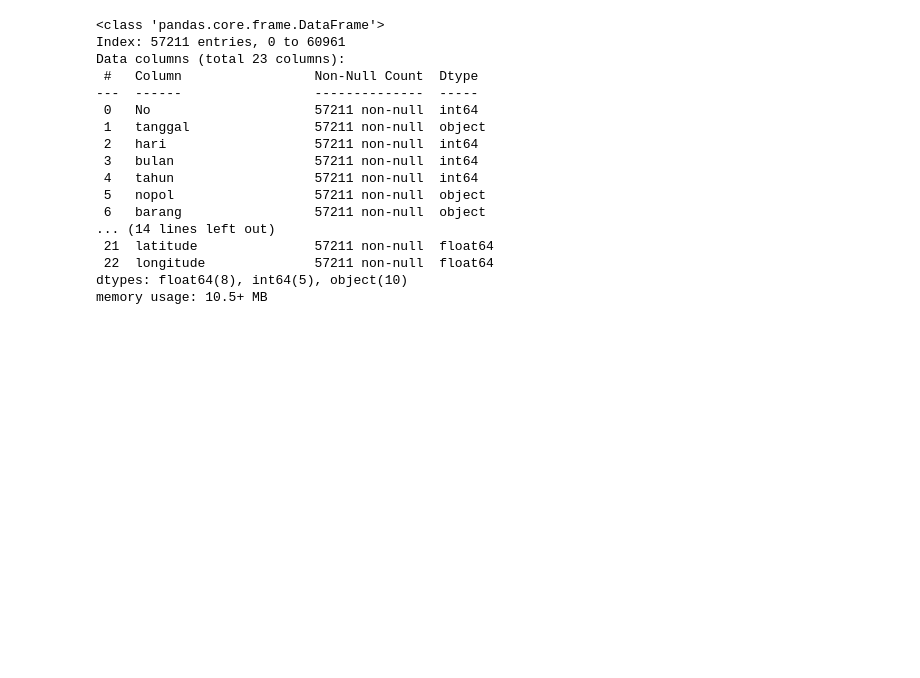
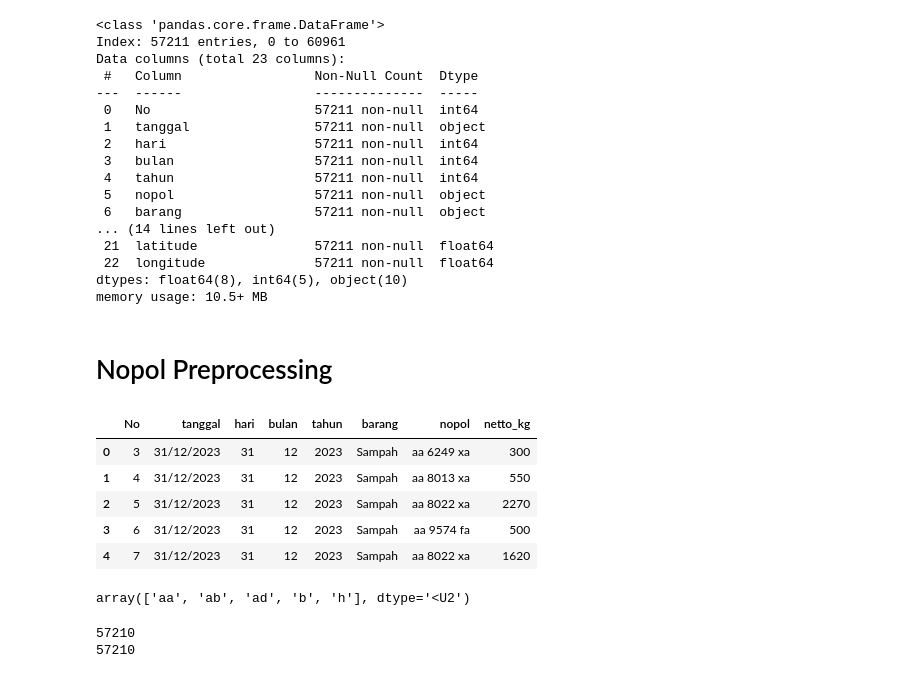
Before and after one commit to algonacci/waste-management-magelang, a Jupyter notebook: main.ipynb, the cells around one changed output. Cells and saved outputs as stored; diff of their text form; code cells hidden in the pictures; blank space fills up the shorter version.

```diff
--- a/main.ipynb
+++ b/main.ipynb
@@ -432,3 +432,20 @@ dtypes: float64(8), int64(5), object(10)
 memory usage: 10.5+ MB
 # %%
 df_cleaned_long_lat.to_csv('data/manipulated/metadata_with_long_lat.csv', index=False)
+# %% [markdown]
+# Nopol Preprocessing
+# %%
+df_cleaned_long_lat = pd.read_csv('data/manipulated/metadata_with_long_lat.csv')
+df_cleaned_long_lat = df_cleaned_long_lat[['No', 'tanggal', 'hari', 'bulan', 'tahun', 'barang', 'nopol', 'netto_kg']]
+df_cleaned_long_lat['nopol'] = df_cleaned_long_lat['nopol'].str.lower()
+df_cleaned_long_lat['nopol'] = df_cleaned_long_lat['nopol'].str.replace('aa1909ja', 'aa 1909 ja')
+df_cleaned_long_lat = df_cleaned_long_lat[df_cleaned_long_lat['nopol'] != '9571']
+df_cleaned_long_lat.reset_index(drop=True, inplace=True)
+df_cleaned_long_lat.head()
+# %% [output]
+|  | No | tanggal | hari | bulan | tahun | barang | nopol | netto_kg |
+| 0 | 3 | 31/12/2023 | 31 | 12 | 2023 | Sampah | aa 6249 xa | 300 |
+| 1 | 4 | 31/12/2023 | 31 | 12 | 2023 | Sampah | aa 8013 xa | 550 |
+| 2 | 5 | 31/12/2023 | 31 | 12 | 2023 | Sampah | aa 8022 xa | 2270 |
+| 3 | 6 | 31/12/2023 | 31 | 12 | 2023 | Sampah | aa 9574 fa | 500 |
+| 4 | 7 | 31/12/2023 | 31 | 12 | 2023 | Sampah | aa 8022 xa | 1620 |
@@ -434,0 +454,4 @@ df_cleaned_long_lat.to_csv('data/manipulated/metadata_with_long_lat.csv', index=
+# %%
+np.unique([array_nopol[i].split()[0] for i in range(len(array_nopol))])
+# %% [output]
+array(['aa', 'ab', 'ad', 'b', 'h'], dtype='<U2')
@@ -434,0 +568,6 @@ df_cleaned_long_lat.to_csv('data/manipulated/metadata_with_long_lat.csv', index=
+# %%
+print(len(kota_kendaraan))
+print(len(jenis_kendaraan))
+# %% [output]
+57210
+57210
```
Also changed, not shown: parts of 4 cells of this notebook, 12 other files.
